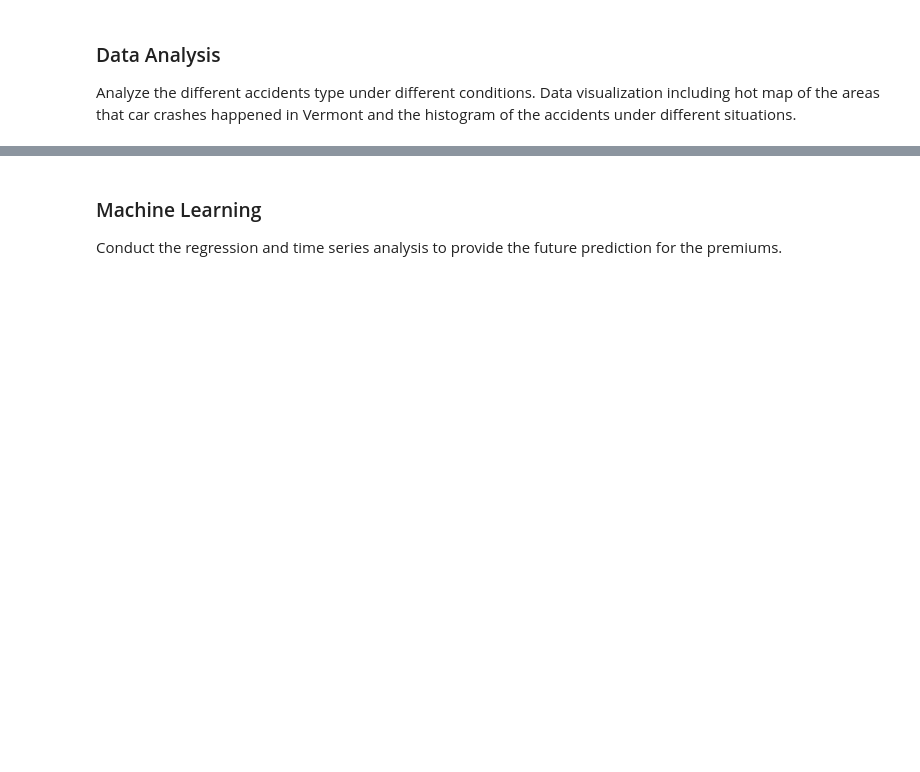
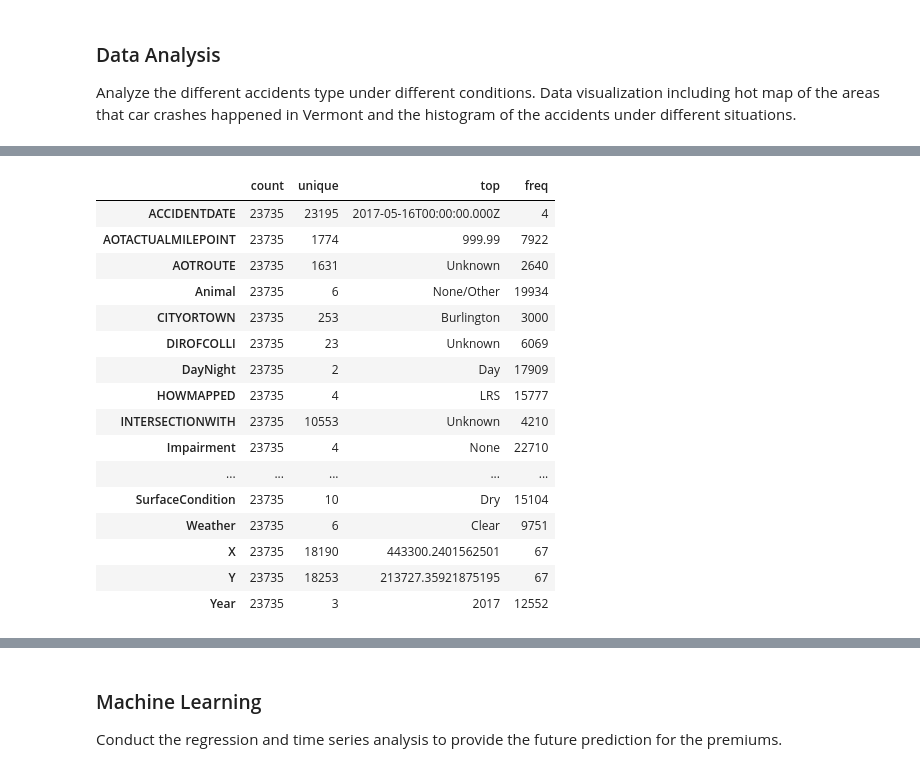
Before and after one commit to bmccxd/IST-5520-SP20-G1, a Jupyter notebook: Data Analysis-Group 1.ipynb, the cells around one changed output, grey strips where cells are left out. Drawn from its saved outputs; the diff is of its cells as text; code cells hidden in the pictures; blank space fills up the shorter version.

```diff
--- a/Data Analysis-Group 1.ipynb
+++ b/Data Analysis-Group 1.ipynb
@@ -148,0 +169,21 @@ Analyze the different accidents type under different conditions. Data visualizat
+# %%
+# Get the descriptive summary
+df.describe().transpose()
+# %% [output]
+|  | count | unique | top | freq |
+| ACCIDENTDATE | 23735 | 23195 | 2017-05-16T00:00:00.000Z | 4 |
+| AOTACTUALMILEPOINT | 23735 | 1774 | 999.99 | 7922 |
+| AOTROUTE | 23735 | 1631 | Unknown | 2640 |
+| Animal | 23735 | 6 | None/Other | 19934 |
+| CITYORTOWN | 23735 | 253 | Burlington | 3000 |
+| DIROFCOLLI | 23735 | 23 | Unknown | 6069 |
+| DayNight | 23735 | 2 | Day | 17909 |
+| HOWMAPPED | 23735 | 4 | LRS | 15777 |
+| INTERSECTIONWITH | 23735 | 10553 | Unknown | 4210 |
+| Impairment | 23735 | 4 | None | 22710 |
+| ... | ... | ... | ... | ... |
+| SurfaceCondition | 23735 | 10 | Dry | 15104 |
+| Weather | 23735 | 6 | Clear | 9751 |
+| X | 23735 | 18190 | 443300.2401562501 | 67 |
+| Y | 23735 | 18253 | 213727.35921875195 | 67 |
+| Year | 23735 | 3 | 2017 | 12552 |
```
Also changed, not shown: parts of 17 cells of this notebook, 2 other files.
